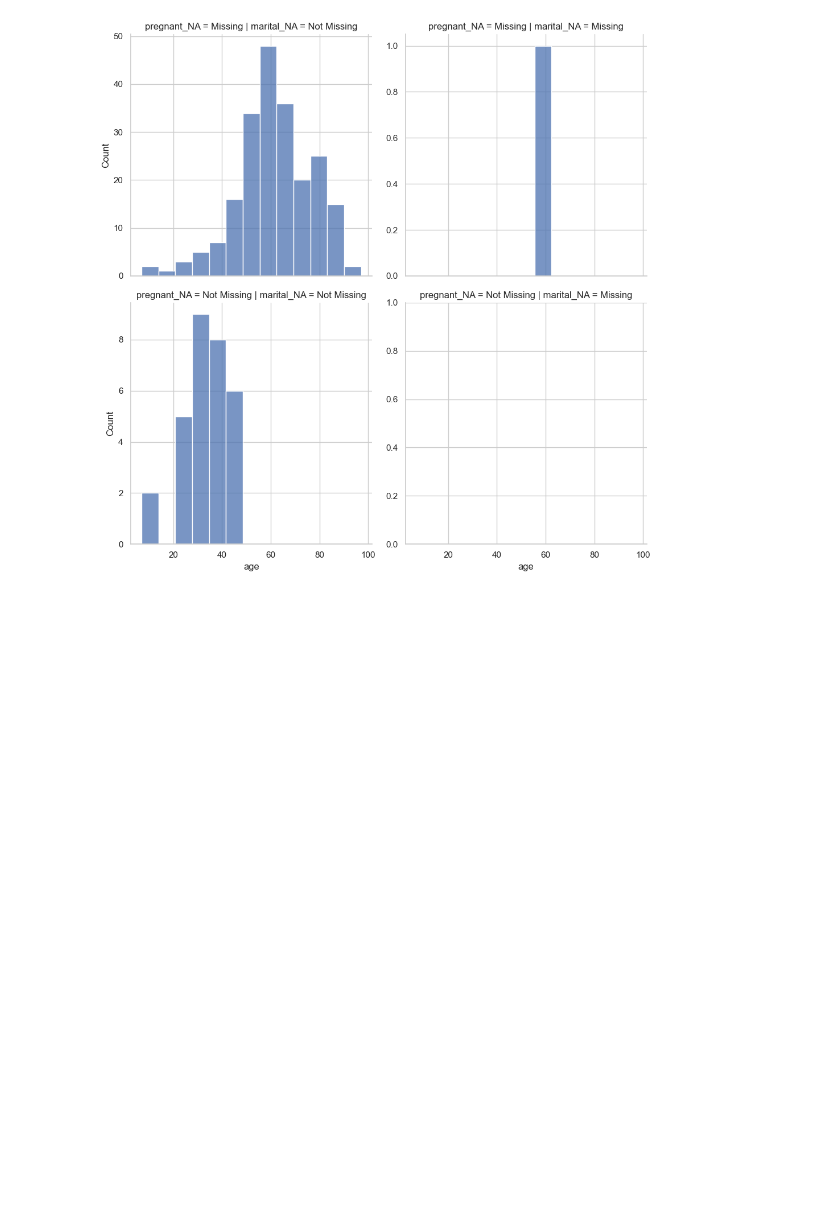
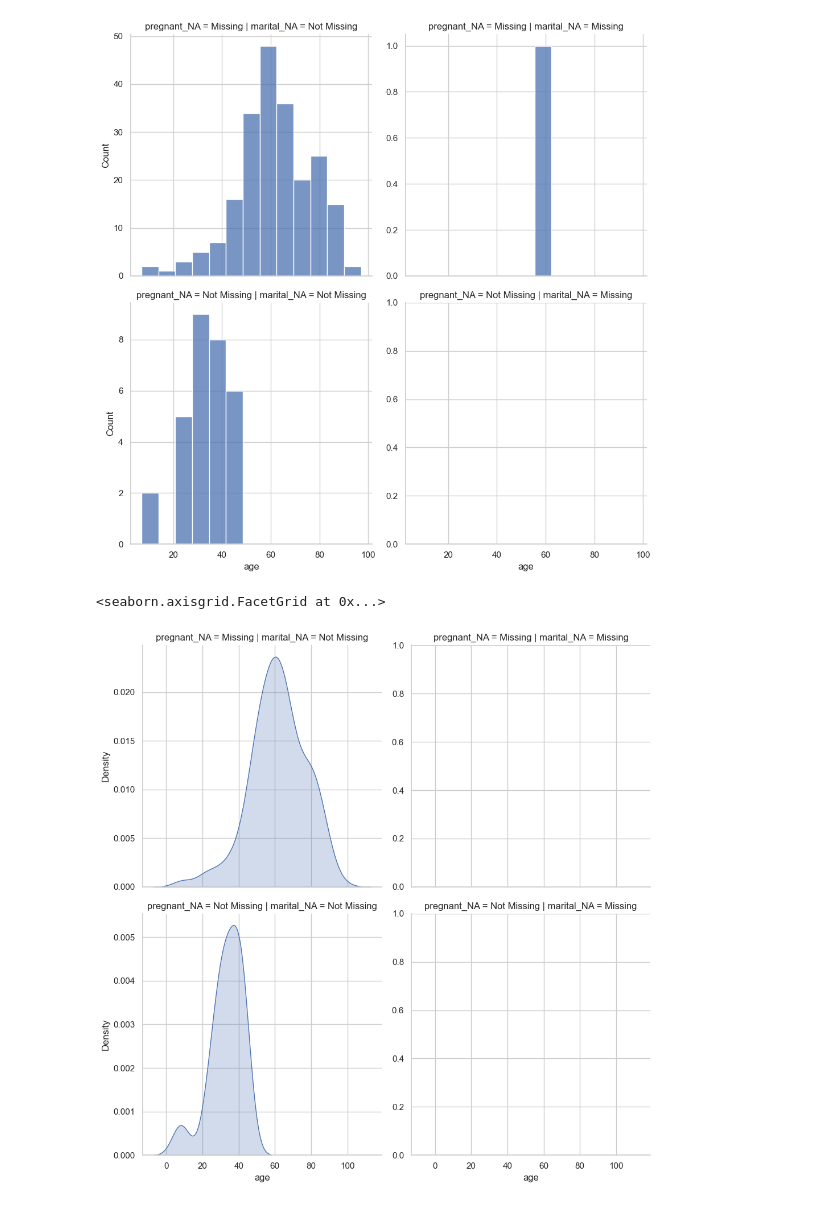
Before and after one commit to PedroRgz/Curso-Manejo-de-datos-faltantes, a Jupyter notebook: Manejo de datos faltantes: Exploración.ipynb, the cells around one changed output. Saved outputs shown, nothing was run; the diff lists cells and outputs as text; code cells hidden in the pictures; blank space fills up the shorter version.

Commit message:
Added a pair of new data viz from SM

```diff
--- a/Manejo de datos faltantes: Exploración.ipynb
+++ b/Manejo de datos faltantes: Exploración.ipynb
@@ -1712,3 +1711,18 @@ sns.displot(
 # %% [output]
 <seaborn.axisgrid.FacetGrid at 0x...>
 [figure]
+# %%
+sns.displot(
+    data=nabular_only_missing_matrix,
+    x="age",
+    col="marital_NA",
+    row="pregnant_NA",
+    kind="kde",
+    facet_kws={
+        "sharey": False
+    },
+    fill=True
+)
+# %% [output]
+<seaborn.axisgrid.FacetGrid at 0x...>
+[figure, added]
```
Also changed, not shown: parts of 2 cells of this notebook.
